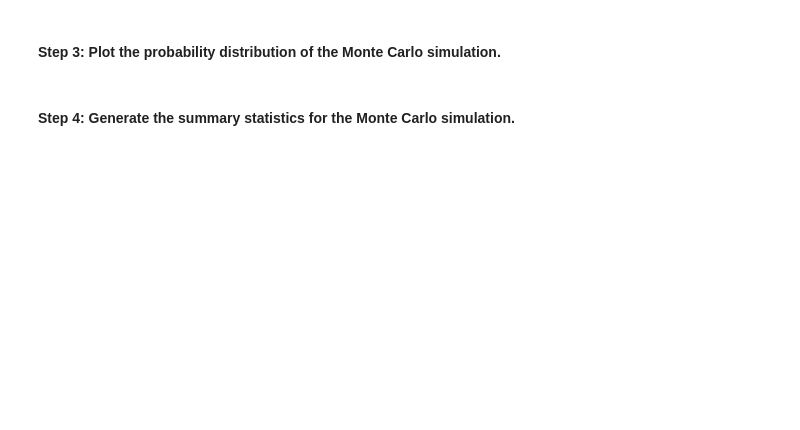
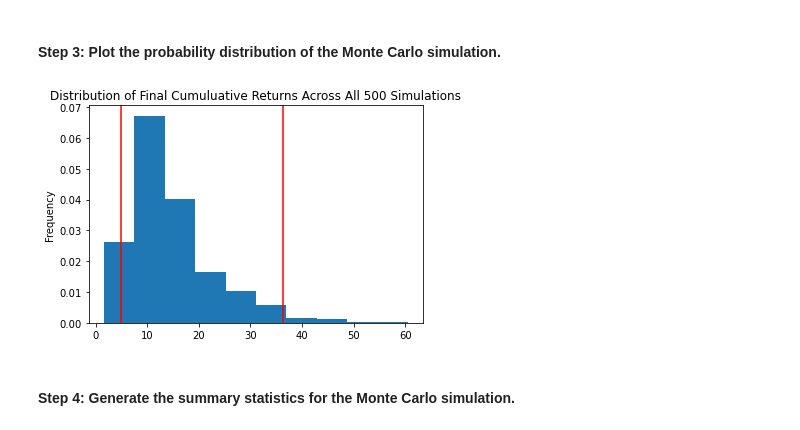
Before and after one commit to ccroft6/Financial_Planning_Tools, a Jupyter notebook: financial_planning_tools.ipynb, the cells around one changed output. Saved outputs shown, nothing was run; the diff lists cells and outputs as text; code cells hidden in the pictures; blank space fills up the shorter version.

```diff
--- a/financial_planning_tools.ipynb
+++ b/financial_planning_tools.ipynb
@@ -462,7 +531,9 @@ In this section, you’ll use the MCForecastTools library to create a Monte Carl
 # %%
 # Visualize the probability distribution of the 30-year Monte Carlo simulation
 # by plotting a histogram
-# YOUR CODE HERE
+MC_30_year_sim_hist_plot = MC_30_year_sim.plot_distribution()
+# %% [output]
+[figure, added]
 # %% [markdown]
 #### Step 4: Generate the summary statistics for the Monte Carlo simulation.
 # %%
```
Also changed, not shown: parts of 25 cells of this notebook.
